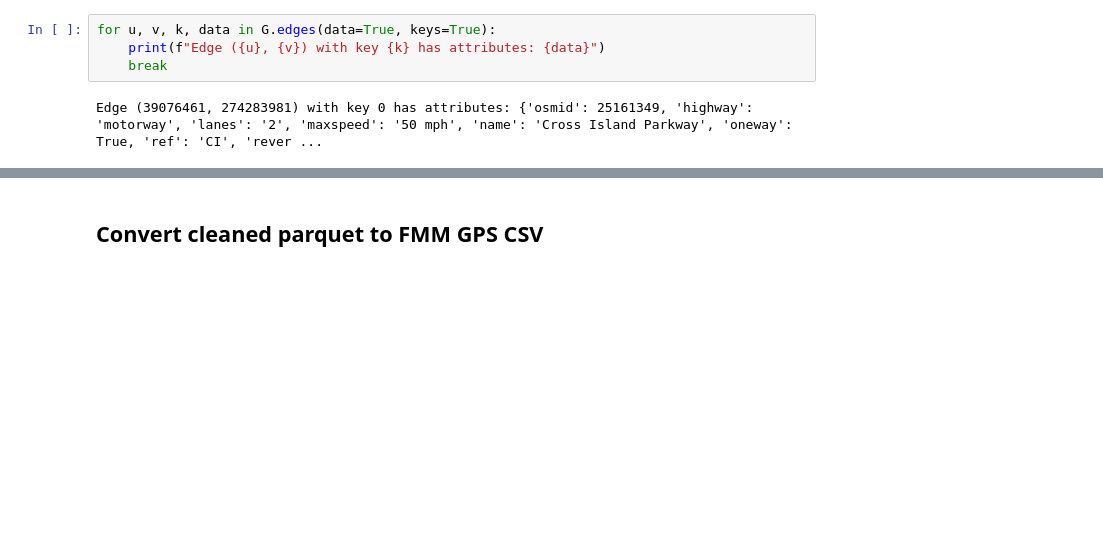
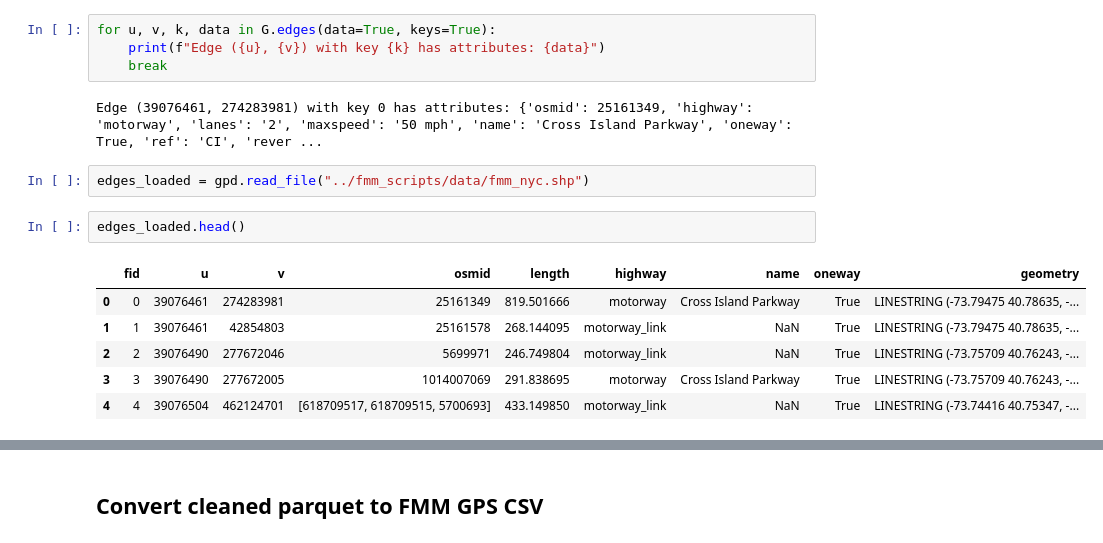
Before and after one commit to Jose-Velasco/URBAN-SYN, a Jupyter notebook: scripts/test.ipynb, the cells around one changed output, grey strips where cells are left out. Saved outputs shown, nothing was run; the diff lists cells and outputs as text; blank space fills up the shorter version.

```diff
--- a/scripts/test.ipynb
+++ b/scripts/test.ipynb
@@ -115,3 +149,14 @@ for u, v, k, data in G.edges(data=True, keys=True):
     break
 # %% [output]
 Edge (39076461, 274283981) with key 0 has attributes: {'osmid': 25161349, 'highway': 'motorway', 'lanes': '2', 'maxspeed': '50 mph', 'name': 'Cross Island Parkway', 'oneway': True, 'ref': 'CI', 'rever ...
+# %%
+edges_loaded = gpd.read_file("../fmm_scripts/data/fmm_nyc.shp")
+# %%
+edges_loaded.head()
+# %% [output]
+|  | fid | u | v | osmid | length | highway | name | oneway | geometry |
+| 0 | 0 | 39076461 | 274283981 | 25161349 | 819.501666 | motorway | Cross Island Parkway | True | LINESTRING (-73.79475 40.78635, -... |
+| 1 | 1 | 39076461 | 42854803 | 25161578 | 268.144095 | motorway_link | NaN | True | LINESTRING (-73.79475 40.78635, -... |
+| 2 | 2 | 39076490 | 277672046 | 5699971 | 246.749804 | motorway_link | NaN | True | LINESTRING (-73.75709 40.76243, -... |
+| 3 | 3 | 39076490 | 277672005 | 1014007069 | 291.838695 | motorway | Cross Island Parkway | True | LINESTRING (-73.75709 40.76243, -... |
+| 4 | 4 | 39076504 | 462124701 | [618709517, 618709515, 5700693] | 433.149850 | motorway_link | NaN | True | LINESTRING (-73.74416 40.75347, -... |
```
Also changed, not shown: parts of 47 cells of this notebook, 7 other files.
